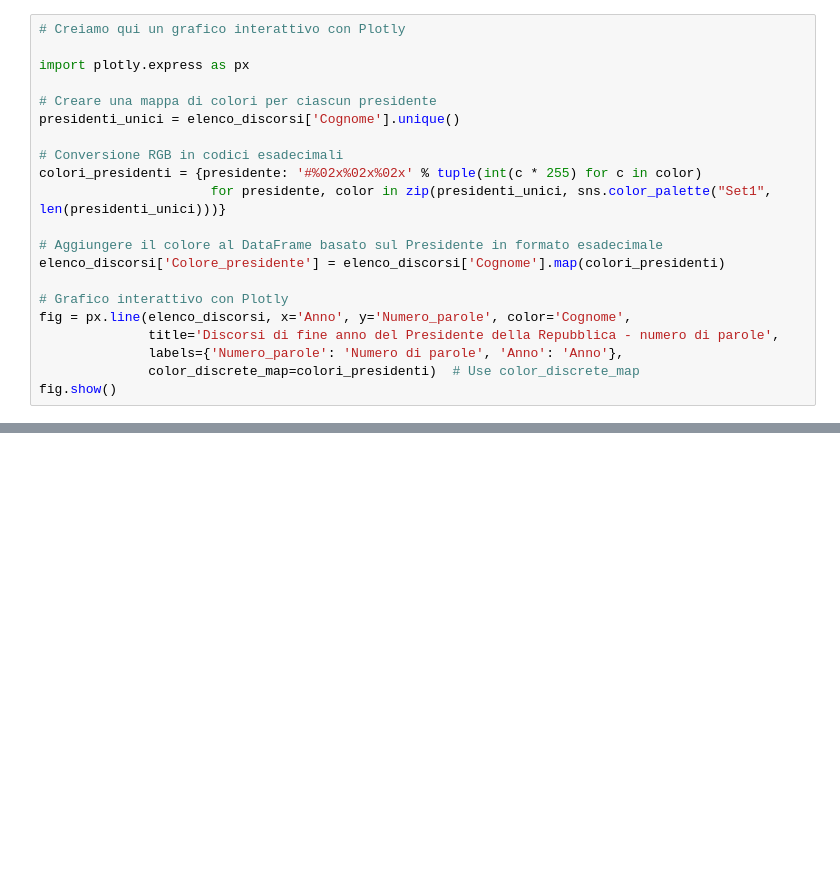
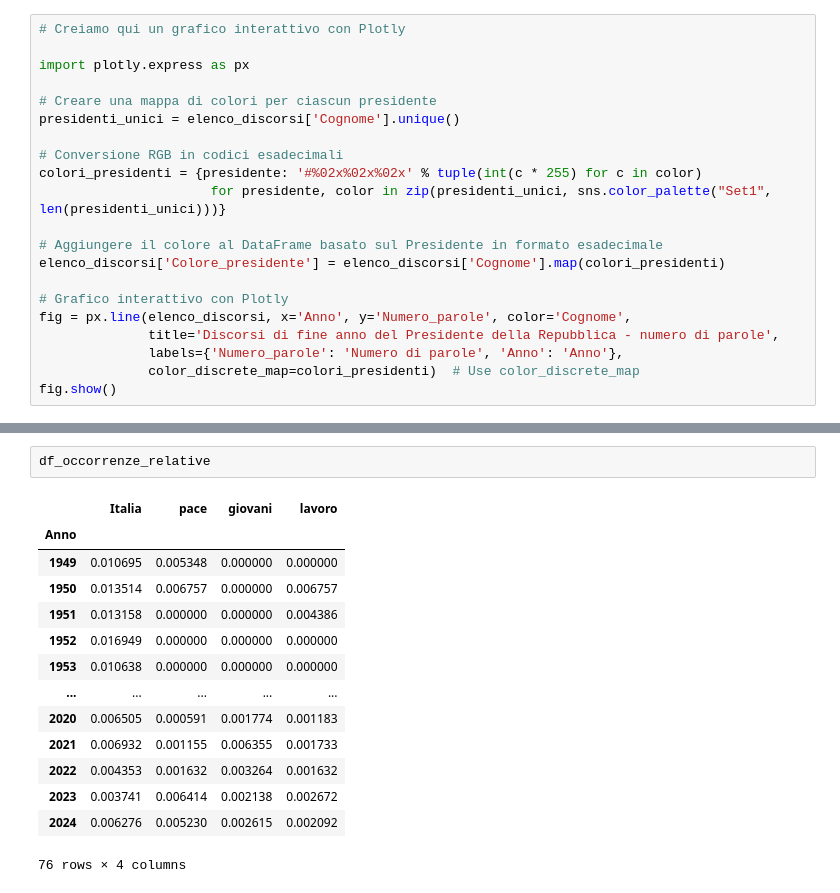
Before and after one commit to inFigures/Discorsi-di-fine-anno, a Jupyter notebook: analisi.ipynb, the cells around one changed output, grey strips where cells are left out. Cells and saved outputs as stored; diff of their text form; blank space fills up the shorter version.

```diff
--- a/analisi.ipynb
+++ b/analisi.ipynb
@@ -100,0 +196,17 @@ fig.write_html("dfa_num_parole.html")
+# %%
+df_occorrenze_relative
+# %% [output]
+|  | Italia | pace | giovani | lavoro |
+| Anno |  |  |  |  |
+| 1949 | 0.010695 | 0.005348 | 0.000000 | 0.000000 |
+| 1950 | 0.013514 | 0.006757 | 0.000000 | 0.006757 |
+| 1951 | 0.013158 | 0.000000 | 0.000000 | 0.004386 |
+| 1952 | 0.016949 | 0.000000 | 0.000000 | 0.000000 |
+| 1953 | 0.010638 | 0.000000 | 0.000000 | 0.000000 |
+| ... | ... | ... | ... | ... |
+| 2020 | 0.006505 | 0.000591 | 0.001774 | 0.001183 |
+| 2021 | 0.006932 | 0.001155 | 0.006355 | 0.001733 |
+| 2022 | 0.004353 | 0.001632 | 0.003264 | 0.001632 |
+| 2023 | 0.003741 | 0.006414 | 0.002138 | 0.002672 |
+| 2024 | 0.006276 | 0.005230 | 0.002615 | 0.002092 |
+76 rows × 4 columns
```
Also changed, not shown: parts of 15 cells of this notebook, 3 other files.
